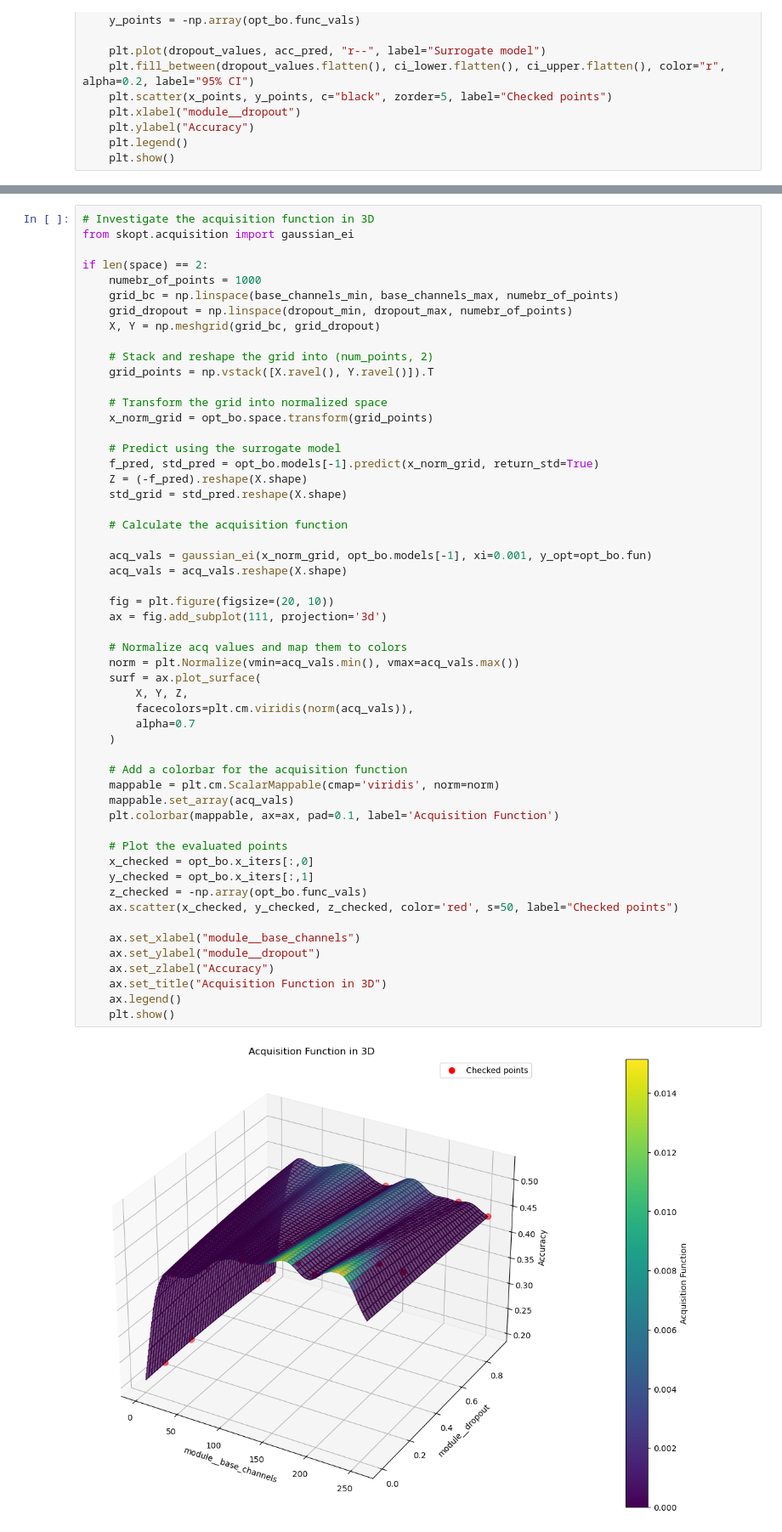
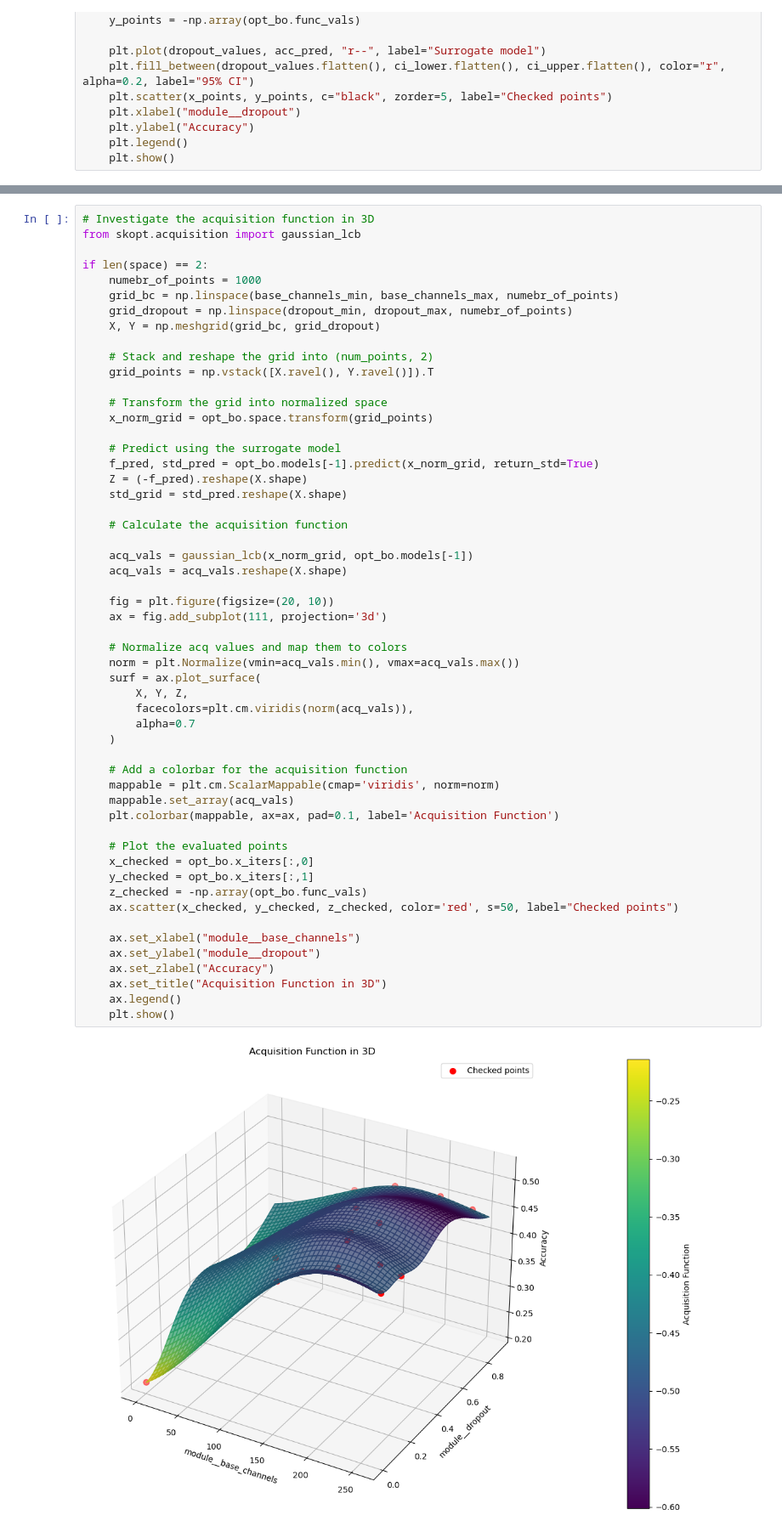
Before and after one commit to amapy-00/miniproject_1_02463, a Jupyter notebook: mini_project_1_LCB.ipynb, the cells around one changed output, grey strips where cells are left out. Shown at 85% size. Saved outputs shown, nothing was run; the diff lists cells and outputs as text.

Commit message:
correct pi, lcb plots

```diff
--- a/mini_project_1_LCB.ipynb
+++ b/mini_project_1_LCB.ipynb
@@ -473,6 +473,6 @@ if len(space) == 2:
 # %%
 # Investigate the acquisition function in 3D
-from skopt.acquisition import gaussian_ei
+from skopt.acquisition import gaussian_lcb
 
 if len(space) == 2:
     numebr_of_points = 1000
@@ -493,36 +493,36 @@ if len(space) == 2:
 
     # Calculate the acquisition function
 
-    acq_vals = gaussian_ei(x_norm_grid, opt_bo.models[-1], xi=0.001, y_opt=opt_bo.fun)
+    acq_vals = gaussian_lcb(x_norm_grid, opt_bo.models[-1])
     acq_vals = acq_vals.reshape(X.shape)
 
     fig = plt.figure(figsize=(20, 10))
     ax = fig.add_subplot(111, projection='3d')
 
     # Normalize acq values and map them to colors
     norm = plt.Normalize(vmin=acq_vals.min(), vmax=acq_vals.max())
     surf = ax.plot_surface(
         X, Y, Z,
         facecolors=plt.cm.viridis(norm(acq_vals)),
         alpha=0.7
     )
 
     # Add a colorbar for the acquisition function
     mappable = plt.cm.ScalarMappable(cmap='viridis', norm=norm)
     mappable.set_array(acq_vals)
     plt.colorbar(mappable, ax=ax, pad=0.1, label='Acquisition Function')
 
     # Plot the evaluated points
     x_checked = opt_bo.x_iters[:,0]
     y_checked = opt_bo.x_iters[:,1]
     z_checked = -np.array(opt_bo.func_vals)
     ax.scatter(x_checked, y_checked, z_checked, color='red', s=50, label="Checked points")
 
     ax.set_xlabel("module__base_channels")
     ax.set_ylabel("module__dropout")
     ax.set_zlabel("Accuracy")
     ax.set_title("Acquisition Function in 3D")
     ax.legend()
     plt.show()
 # %% [output]
-[figure, old version]
+[figure, new version]
```
Also changed, not shown: parts of 5 cells of this notebook, 1 other file.
